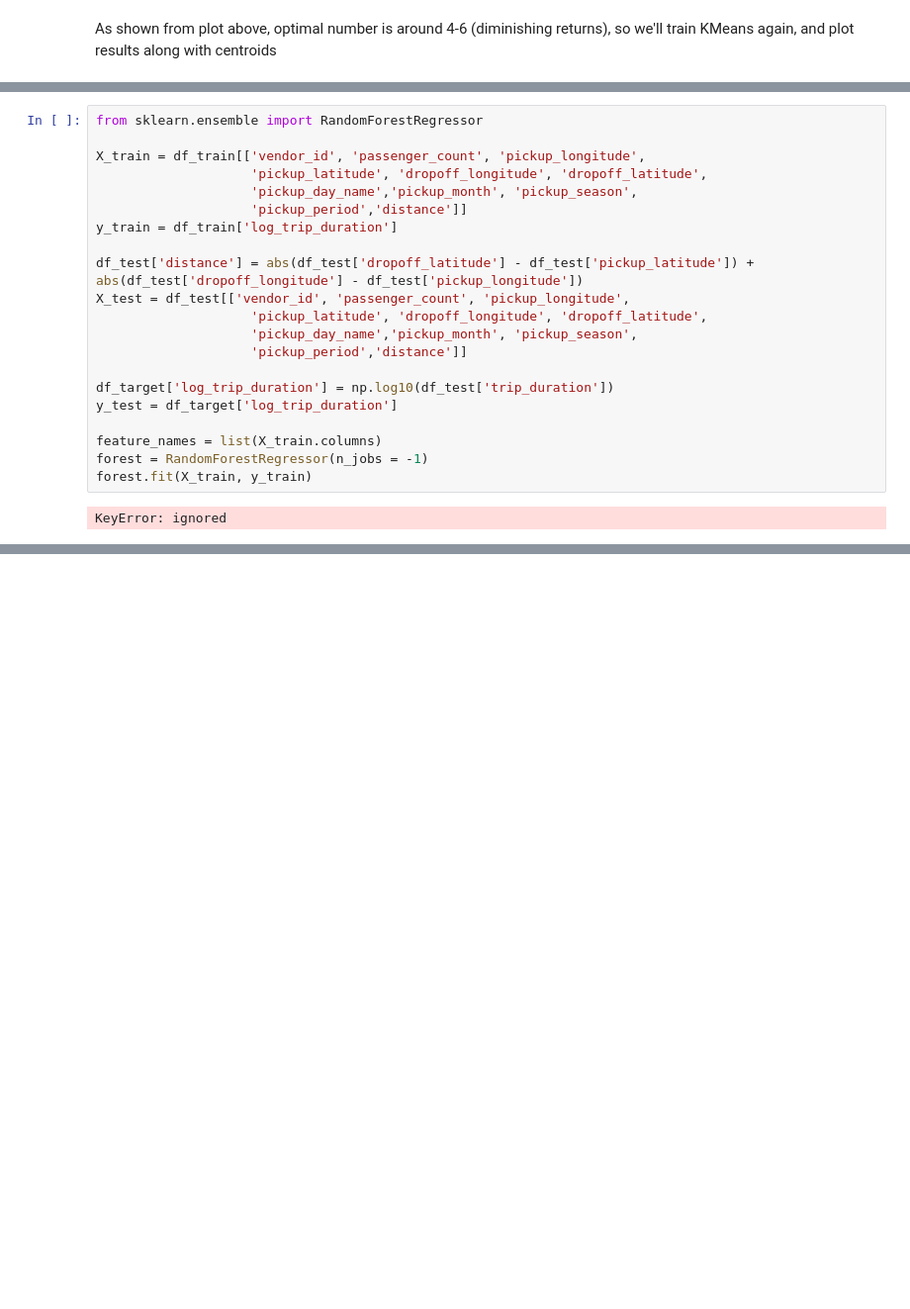
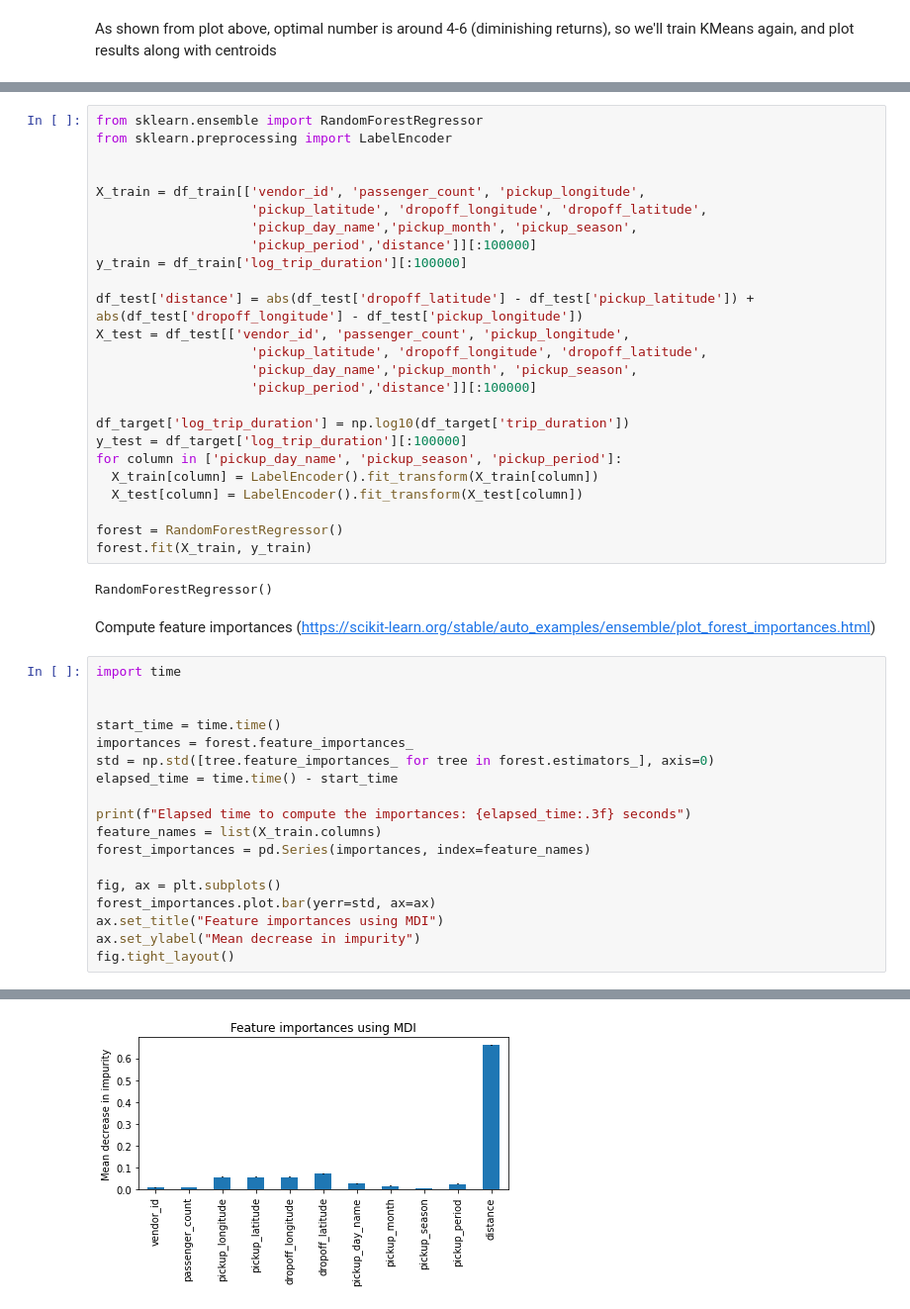
Before and after one commit to ikeratzakis/taxi-analysis, a Jupyter notebook: trip_prediction.ipynb, the cells around one changed output, grey strips where cells are left out. Shown: that part at 99% size. Drawn from its saved outputs; the diff is of its cells as text; blank space fills up the shorter version.

```diff
--- a/trip_prediction.ipynb
+++ b/trip_prediction.ipynb
@@ -316,23 +324,48 @@ Perform regression using RandomForestRegressor.
 # %%
 from sklearn.ensemble import RandomForestRegressor
+from sklearn.preprocessing import LabelEncoder
+
 
 X_train = df_train[['vendor_id', 'passenger_count', 'pickup_longitude',
                     'pickup_latitude', 'dropoff_longitude', 'dropoff_latitude',
                     'pickup_day_name','pickup_month', 'pickup_season',
-                    'pickup_period','distance']]
-y_train = df_train['log_trip_duration']
+                    'pickup_period','distance']][:100000]
+y_train = df_train['log_trip_duration'][:100000]
 
 df_test['distance'] = abs(df_test['dropoff_latitude'] - df_test['pickup_latitude']) + abs(df_test['dropoff_longitude'] - df_test['pickup_longitude'])
 X_test = df_test[['vendor_id', 'passenger_count', 'pickup_longitude',
                     'pickup_latitude', 'dropoff_longitude', 'dropoff_latitude',
                     'pickup_day_name','pickup_month', 'pickup_season',
-                    'pickup_period','distance']]
+                    'pickup_period','distance']][:100000]
 
-df_target['log_trip_duration'] = np.log10(df_test['trip_duration'])
-y_test = df_target['log_trip_duration']
+df_target['log_trip_duration'] = np.log10(df_target['trip_duration'])
+y_test = df_target['log_trip_duration'][:100000]
+for column in ['pickup_day_name', 'pickup_season', 'pickup_period']:
+  X_train[column] = LabelEncoder().fit_transform(X_train[column])
+  X_test[column] = LabelEncoder().fit_transform(X_test[column])
 
-feature_names = list(X_train.columns)
-forest = RandomForestRegressor(n_jobs = -1)
+forest = RandomForestRegressor()
 forest.fit(X_train, y_train)
 # %% [output]
-KeyError: ignored
+RandomForestRegressor()
+# %% [markdown]
+Compute feature importances (https://scikit-learn.org/stable/auto_examples/ensemble/plot_forest_importances.html)
+# %%
+import time
+
+
+start_time = time.time()
+importances = forest.feature_importances_
+std = np.std([tree.feature_importances_ for tree in forest.estimators_], axis=0)
+elapsed_time = time.time() - start_time
+
+print(f"Elapsed time to compute the importances: {elapsed_time:.3f} seconds")
+feature_names = list(X_train.columns)
+forest_importances = pd.Series(importances, index=feature_names)
+
+fig, ax = plt.subplots()
+forest_importances.plot.bar(yerr=std, ax=ax)
+ax.set_title("Feature importances using MDI")
+ax.set_ylabel("Mean decrease in impurity")
+fig.tight_layout()
+# %% [output]
@@ -338,0 +373 @@ KeyError: ignored
+[figure, added]
```
Also changed, not shown: parts of 9 cells of this notebook.
